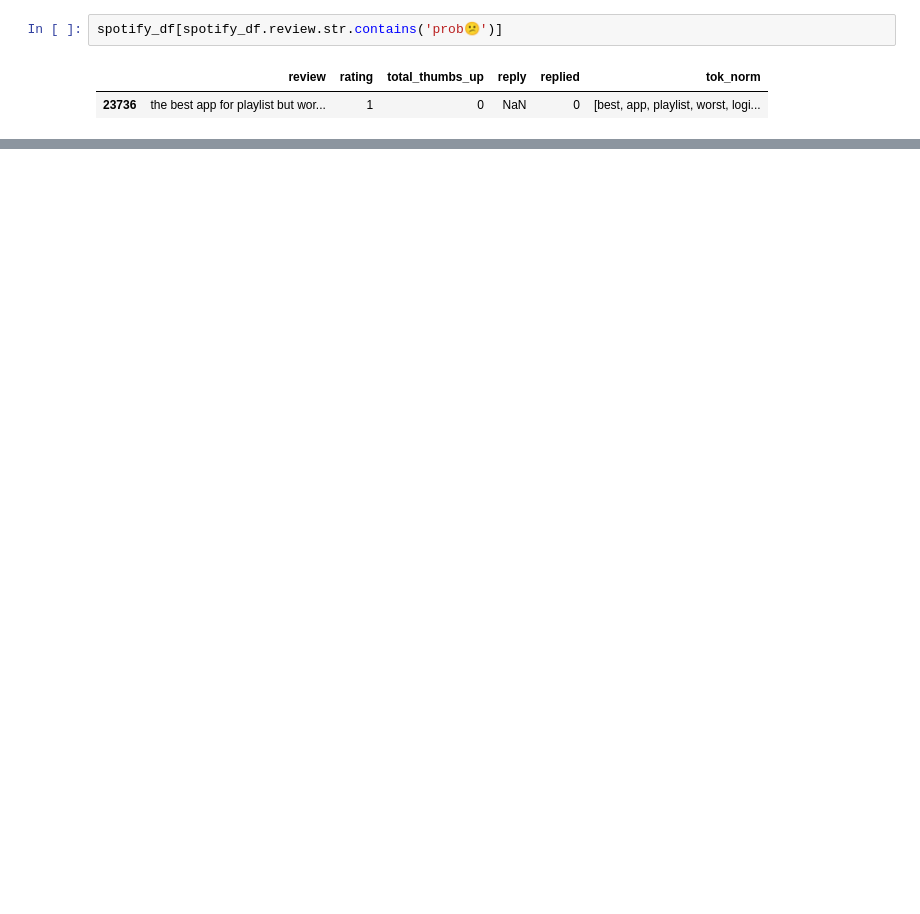
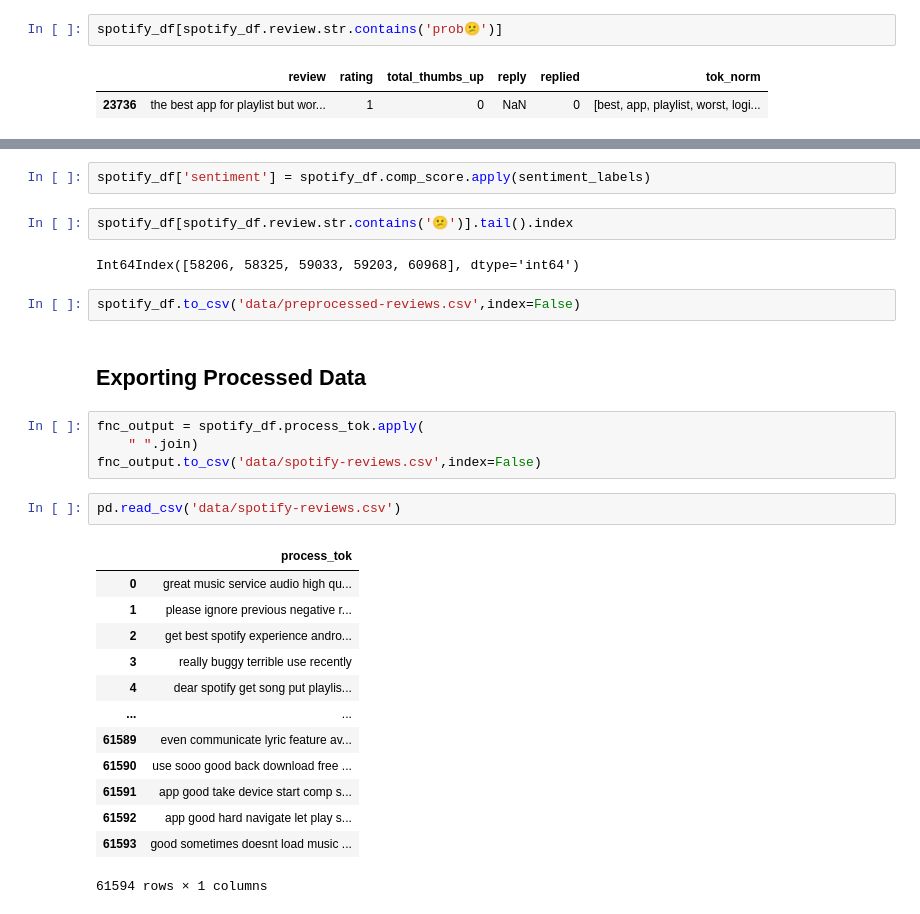
Before and after one commit to asoylatte03/spotify-app-reviews, a Jupyter notebook: data cleaning.ipynb, the cells around one changed output, grey strips where cells are left out. Cells and saved outputs as stored; diff of their text form; blank space fills up the shorter version.

Commit message:
cleaned data

```diff
--- a/data cleaning.ipynb
+++ b/data cleaning.ipynb
@@ -366,0 +469,30 @@ zstd                      1.5.5                hd43e919_0
+# %%
+spotify_df['sentiment'] = spotify_df.comp_score.apply(sentiment_labels)
+# %%
+spotify_df[spotify_df.review.str.contains('😕')].tail().index
+# %% [output]
+Int64Index([58206, 58325, 59033, 59203, 60968], dtype='int64')
+# %%
+spotify_df.to_csv('data/preprocessed-reviews.csv',index=False)
+# %% [markdown]
+## Exporting Processed Data
+# %%
+fnc_output = spotify_df.process_tok.apply(
+    " ".join)
+fnc_output.to_csv('data/spotify-reviews.csv',index=False)
+# %%
+pd.read_csv('data/spotify-reviews.csv')
+# %% [output]
+|  | process_tok |
+| 0 | great music service audio high qu... |
+| 1 | please ignore previous negative r... |
+| 2 | get best spotify experience andro... |
+| 3 | really buggy terrible use recently |
+| 4 | dear spotify get song put playlis... |
+| ... | ... |
+| 61589 | even communicate lyric feature av... |
+| 61590 | use sooo good back download free ... |
+| 61591 | app good take device start comp s... |
+| 61592 | app good hard navigate let play s... |
+| 61593 | good sometimes doesnt load music ... |
+61594 rows × 1 columns
```
Also changed, not shown: parts of 69 cells of this notebook.
